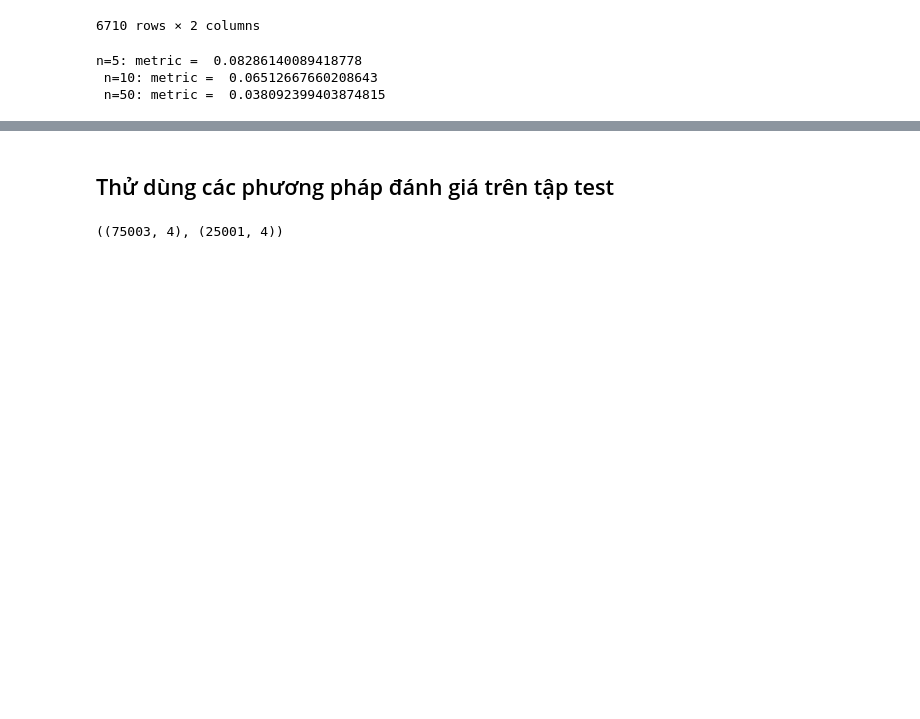
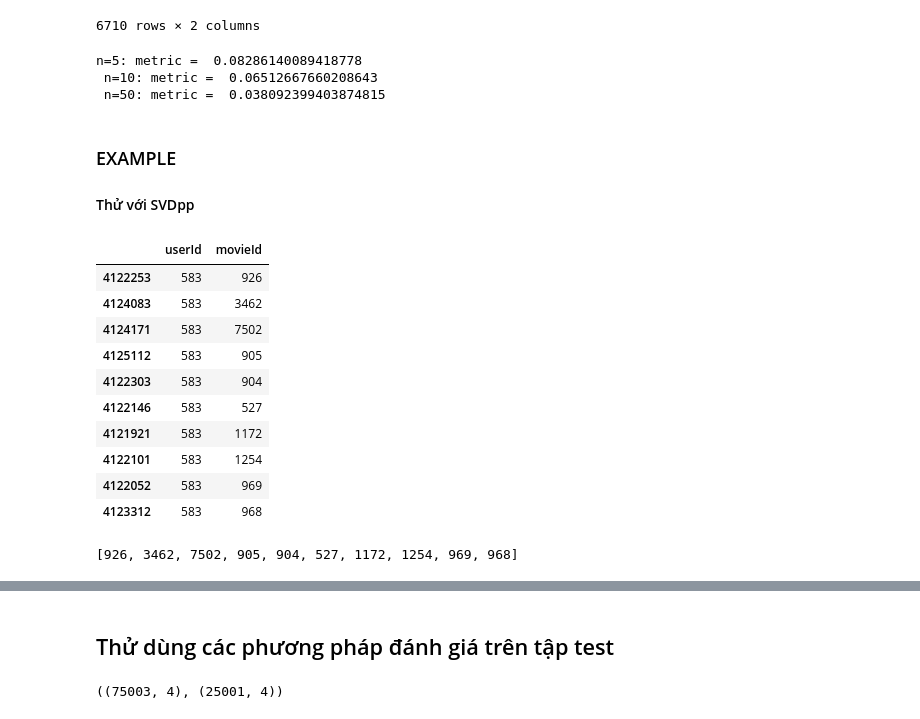
Before and after one commit to elodiezay02/movie-recommendation-system, a Jupyter notebook: src/notebooks/CBF.ipynb, the cells around one changed output, grey strips where cells are left out. Saved outputs shown, nothing was run; the diff lists cells and outputs as text; code cells hidden in the pictures; blank space fills up the shorter version.

Commit message:
Fix bug + add example

```diff
--- a/src/notebooks/CBF.ipynb
+++ b/src/notebooks/CBF.ipynb
@@ -495,3 +497,35 @@ print('n=5: metric = ', evaluate(top_n_combine(df, n_predict=5), test_set),
 n=5: metric =  0.08286140089418778
  n=10: metric =  0.06512667660208643
  n=50: metric =  0.038092399403874815
+# %% [markdown]
+### EXAMPLE
+#### Thử với SVDpp
+# %%
+# Cho SVDpp
+
+def top_n_by_user(predictions, user_id, n_predict=10):
+    predict_df = pd.DataFrame(predictions)
+    top_n = predict_df[predict_df['uid'] == user_id].sort_values(by='est', ascending=False).head(n_predict)
+
+    top_n = top_n[['uid', 'iid']]
+    top_n.columns = ['userId', 'movieId']
+    return top_n
+# %%
+rec_583 = top_n_by_user(pp_predictions, 583)
+rec_583
+# %% [output]
+|  | userId | movieId |
+| 4122253 | 583 | 926 |
+| 4124083 | 583 | 3462 |
+| 4124171 | 583 | 7502 |
+| 4125112 | 583 | 905 |
+| 4122303 | 583 | 904 |
+| 4122146 | 583 | 527 |
+| 4121921 | 583 | 1172 |
+| 4122101 | 583 | 1254 |
+| 4122052 | 583 | 969 |
+| 4123312 | 583 | 968 |
+# %%
+rec_583['movieId'].to_list()
+# %% [output]
+[926, 3462, 7502, 905, 904, 527, 1172, 1254, 969, 968]
```
Also changed, not shown: parts of 20 cells of this notebook, 4 other files.
